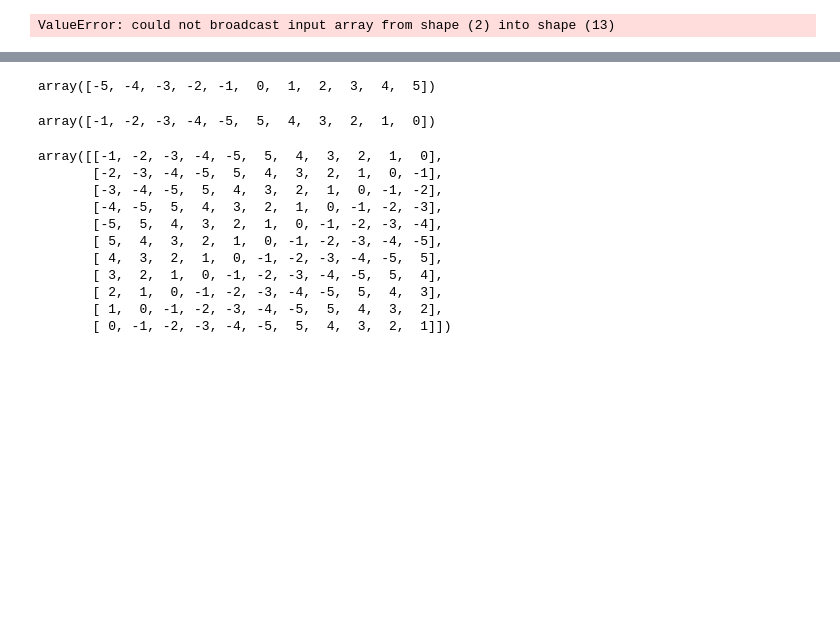
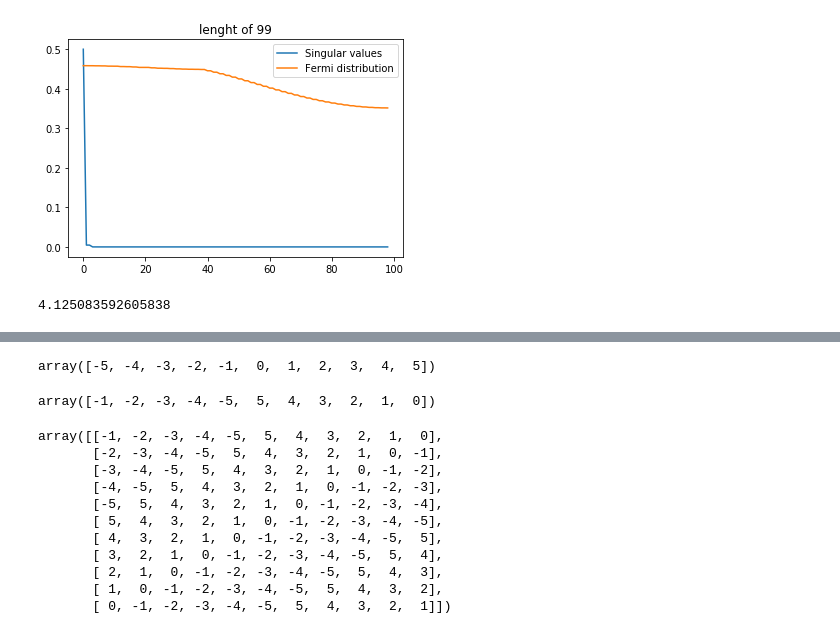
Before and after one commit to jamontanac/Tesis_Master, a Jupyter notebook: XY_model/Calculating_Entropy_and_density_matrix/Prueba 26_09_19.ipynb, the cells around one changed output, grey strips where cells are left out. Drawn from its saved outputs; the diff is of its cells as text; code cells hidden in the pictures; blank space fills up the shorter version.

```diff
--- a/XY_model/Calculating_Entropy_and_density_matrix/Prueba 26_09_19.ipynb
+++ b/XY_model/Calculating_Entropy_and_density_matrix/Prueba 26_09_19.ipynb
@@ -211,20 +211,21 @@ beta=gap_temp
 F_plus,F_minous=Get_Bands_Matrix(beta,mu,Gamma,Lambda,N_size,Ground=True)
 # %%
 from IPython.display import clear_output
-for L in range(3,101,2):
+for L in range(31,101,2):
     clear_output(wait=True)
     New_cov_matrix=Covariance_matrix_from_sample(L,N_size,F_plus,F_minous)
     A,S,B=np.linalg.svd(New_cov_matrix)
     n=np.arange(-(L-1)/2,(L-1)/2 +1)
     array_to_plot=sorted(-S+0.5,reverse=True)
     plt.plot(array_to_plot,label="Singular values")
     plt.plot(np.array(sorted(Fermi_dirac(beta,mu,n,N=L),reverse=True)),label="Fermi distribution")
     plt.legend()
     plt.title("lenght of {}".format(L))
     plt.show()
     print(np.sqrt(np.sum(np.square(array_to_plot-np.array(sorted(Fermi_dirac(beta,mu,n,N=L),reverse=True))))))
 # %% [output]
+[figure, added]
-ValueError: could not broadcast input array from shape (2) into shape (13)
+4.125083592605838
 # %%
 F_max,F_min=Sample_from_chain(5,N_size,F_plus,F_minous)
 # %%
```
Also changed, not shown: parts of 21 cells of this notebook.
